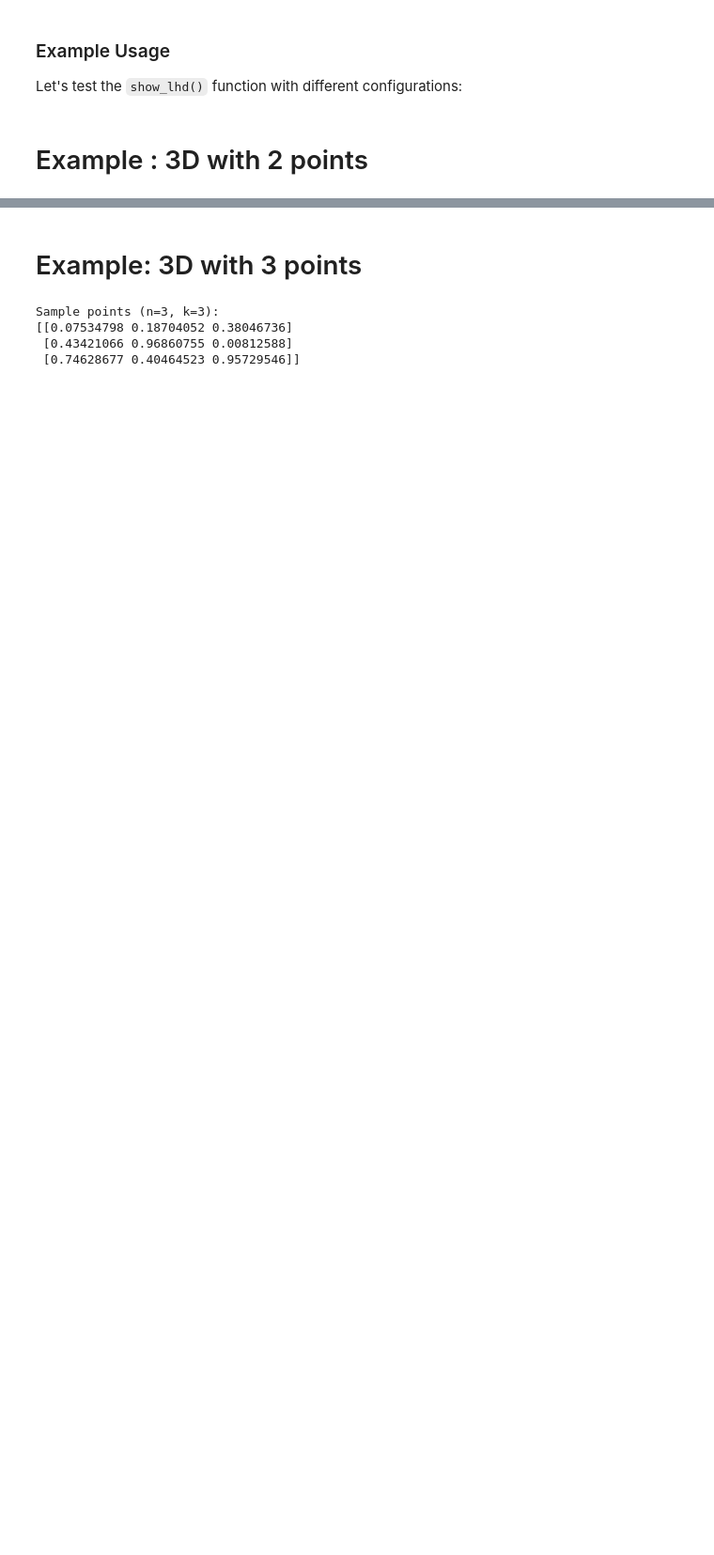
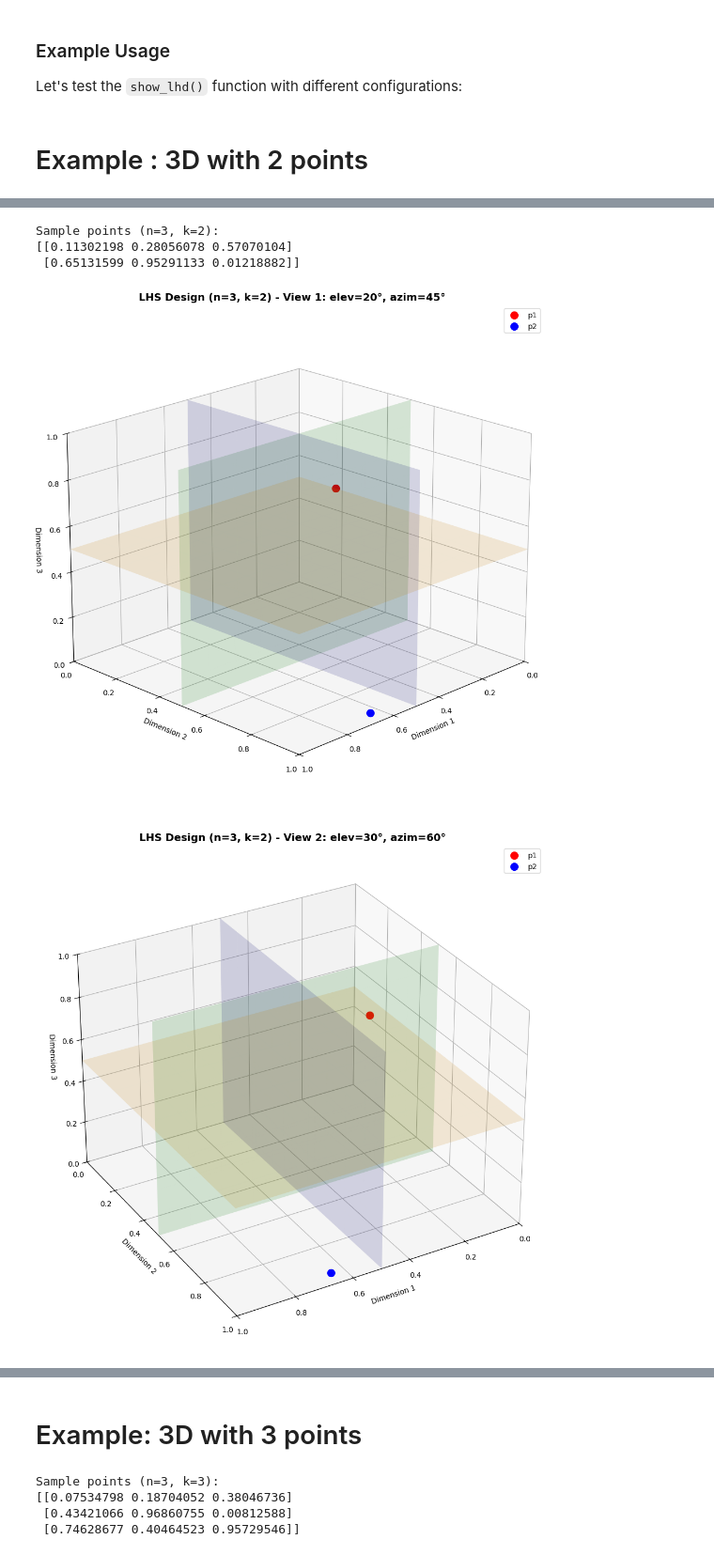
Before and after one commit to sequential-parameter-optimization/spotoptim-cookbook, a Jupyter notebook: lhs_demo.ipynb, the cells around one changed output, grey strips where cells are left out. Shown at 94% size. Saved outputs shown, nothing was run; the diff lists cells and outputs as text; code cells hidden in the pictures; blank space fills up the shorter version.

```diff
--- a/lhs_demo.ipynb
+++ b/lhs_demo.ipynb
@@ -218,0 +262,9 @@ Sample points (n=3, k=2):
+# %%
+# Multiple views with lists
+show_lhd(n=3, k=2, elev=[20, 30, 60], azim=[45, 60, 0])
+# %% [output]
+Sample points (n=3, k=2):
+[[0.11302198 0.28056078 0.57070104]
+ [0.65131599 0.95291133 0.01218882]]
+[figure, added]
+[figure, added]
```
Also changed, not shown: parts of 10 cells of this notebook.
